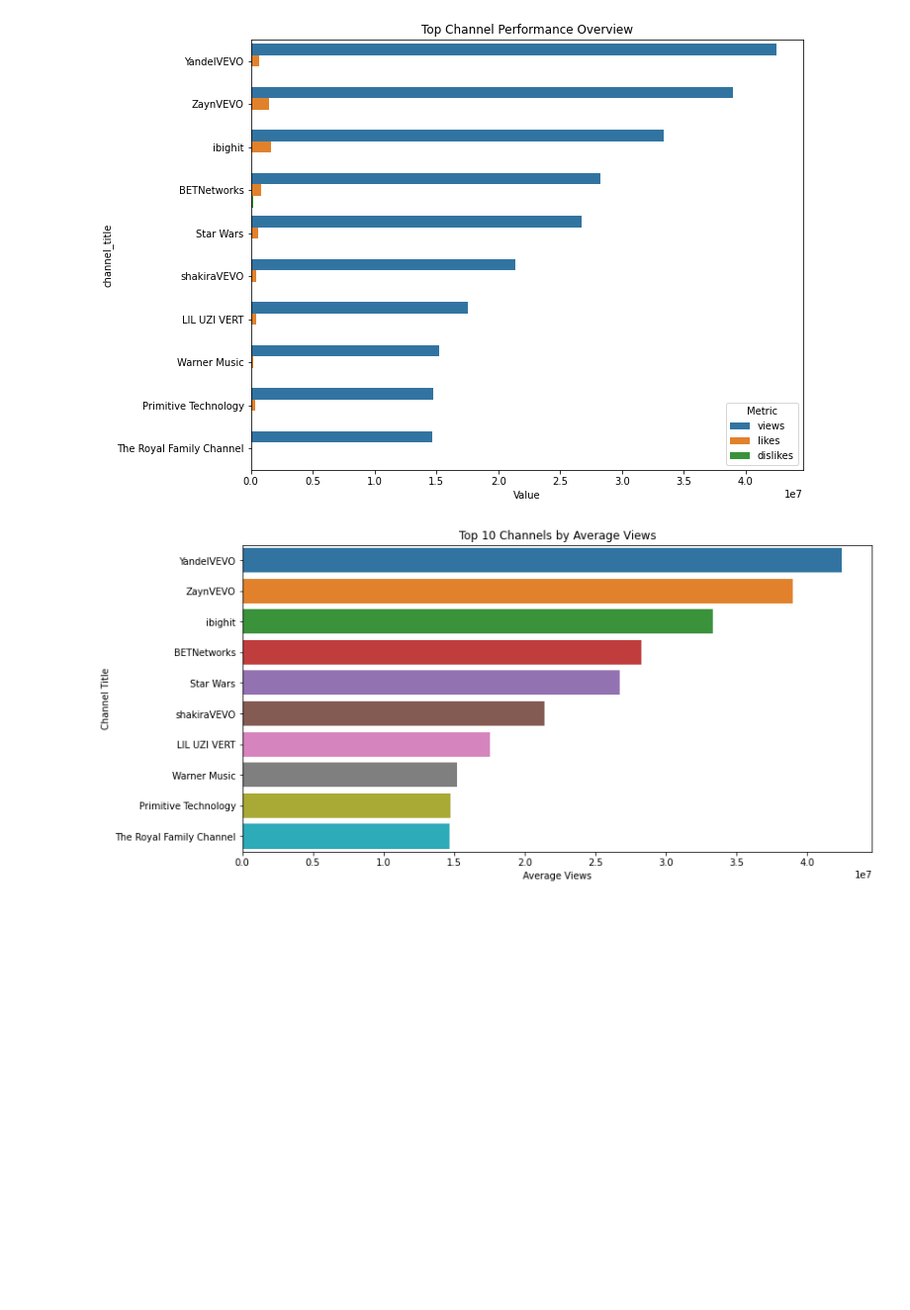
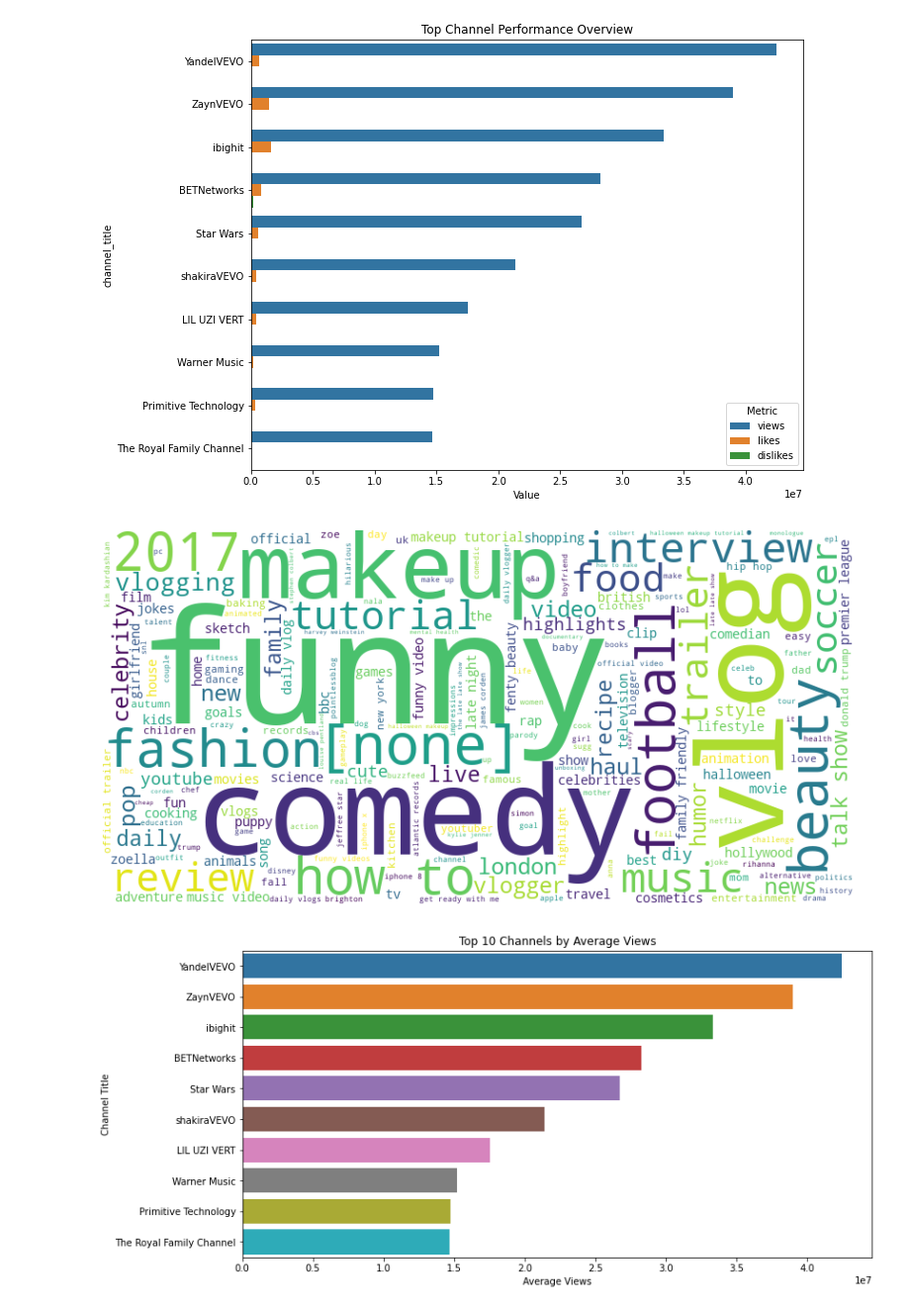
Before and after one commit to Shian7/EDA_youtube, a Jupyter notebook: eda-youtube.ipynb, the cells around one changed output. Shown at 99% size. Cells and saved outputs as stored; diff of their text form; code cells hidden in the pictures; blank space fills up the shorter version.

```diff
--- a/eda-youtube.ipynb
+++ b/eda-youtube.ipynb
@@ -253,6 +249,23 @@ plt.title('Top Channel Performance Overview')
 plt.show()
 # %% [output]
 [figure]
+# %%
+# 分析視頻標籤的頻率
+from collections import Counter
+tags_list = df_videos['tags'].str.replace('"', '').str.lower().str.split('|').explode()
+tag_counts = Counter(tags_list)
+
+# 創建一個詞雲圖
+from wordcloud import WordCloud
+wordcloud = WordCloud(width=800, height=400, background_color ='white').generate_from_frequencies(tag_counts)
+
+# 顯示詞雲圖
+plt.figure(figsize=(15, 7))
+plt.imshow(wordcloud, interpolation='bilinear')
+plt.axis('off')
+plt.show()
+# %% [output]
+[figure, added]
 # %%
 # 選擇平均觀看次數最高的前10個頻道
 top_channels_views = channel_performance.nlargest(10, 'views')
```
Also changed, not shown: parts of 4 cells of this notebook.
